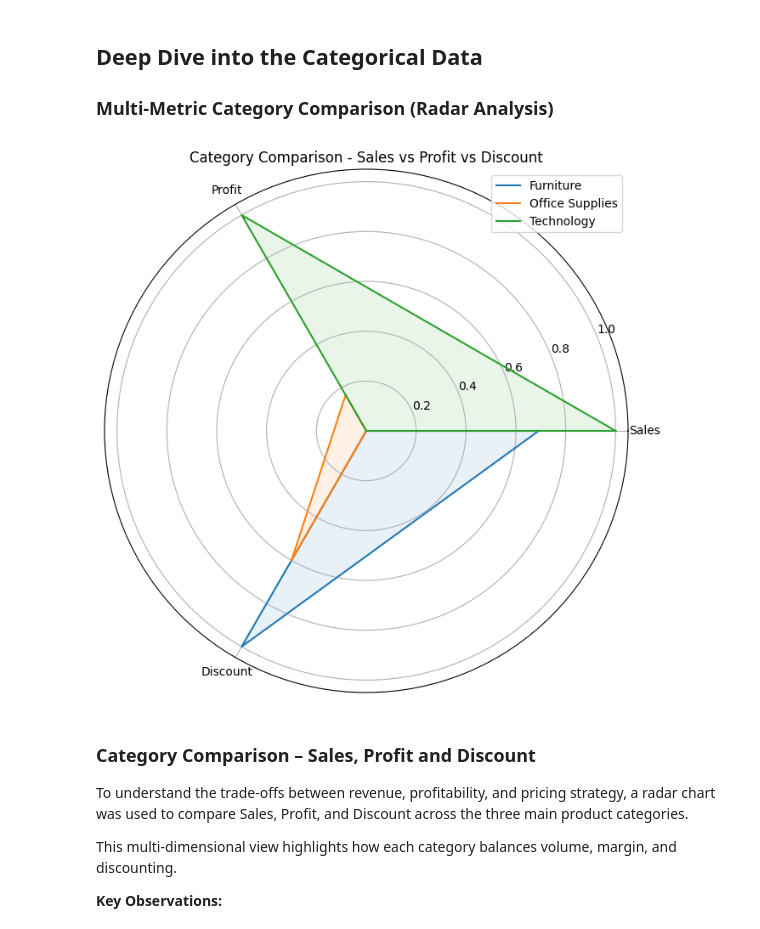
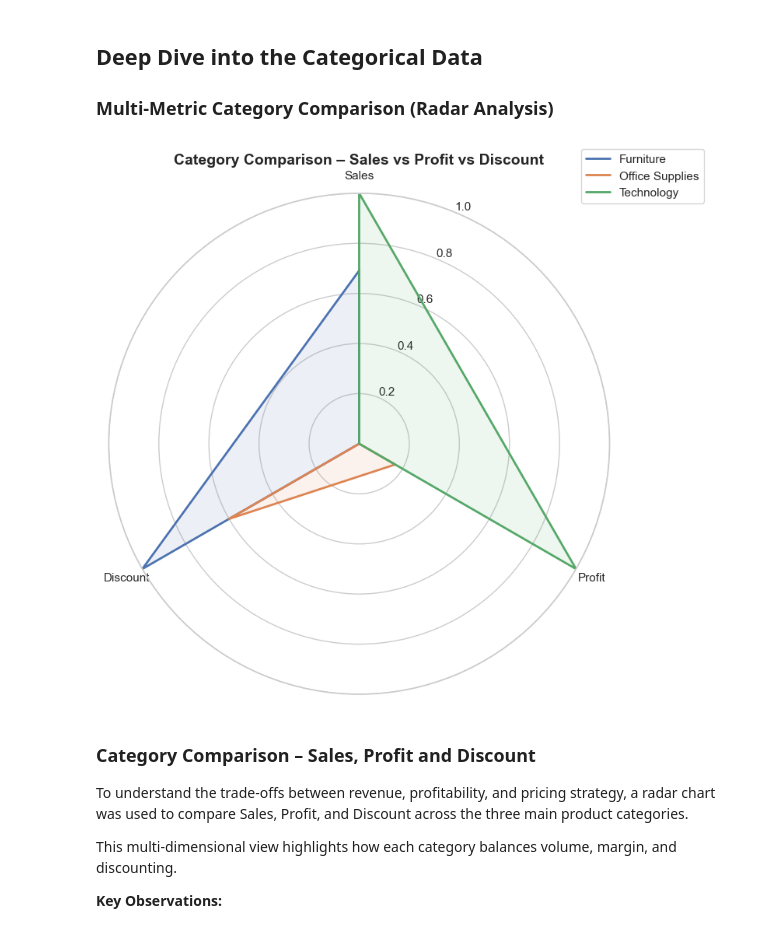
Before and after one commit to devank-data-analyst/business-sales-analysis, a Jupyter notebook: notebooks/analysis.ipynb, the cells around one changed output. Saved outputs shown, nothing was run; the diff lists cells and outputs as text; code cells hidden in the pictures.

```diff
--- a/notebooks/analysis.ipynb
+++ b/notebooks/analysis.ipynb
@@ -9,13 +9,16 @@ import numpy as np
 import matplotlib.pyplot as plt
 import seaborn as sns
 
+sns.set_theme(style="whitegrid")
 pd.set_option('display.max_columns', None)
+pd.set_option('display.float_format', '{:,.2f}'.format)
 # %% [markdown]
 ## Dataset Overview
 
 This dataset contains transactional sales data from a retail superstore, including information on orders, customers, regions, product categories, discounts, and profitability.
 # %%
 df = pd.read_csv('../data/Sample - Superstore.csv', encoding='latin1')
+df.columns = df.columns.str.strip()
 df.head()
 # %% [output]
 |  | Row ID | Order ID | Order Date | Ship Date | Ship Mode | Customer ID | Customer Name | Segment | Country | ... |
@@ -61,8 +64,8 @@ df.duplicated().sum()
 # %% [output]
 np.int64(0)
 # %%
-df['Order Date'] = pd.to_datetime(df['Order Date'])
-df['Ship Date'] = pd.to_datetime(df['Ship Date'])
+df['Order Date'] = pd.to_datetime(df['Order Date'], errors='coerce')
+df['Ship Date'] = pd.to_datetime(df['Ship Date'], errors='coerce')
 # %%
 df.dtypes
 # %% [output]
@@ -84,9 +87,11 @@ Discount                float64
 Profit                  float64
 dtype: object
 # %%
-df['Order Year'] = df['Order Date'].dt.year
-df['Order Month'] = df['Order Date'].dt.month
-df['Order Month Name'] = df['Order Date'].dt.month_name()
+df = df.assign(
+    Order_Year = df['Order Date'].dt.year,
+    Order_Month = df['Order Date'].dt.month,
+    Order_Month_Name = df['Order Date'].dt.month_name()
+)
 
-df[['Order Date', 'Order Year', 'Order Month',  'Order Month Name']].head()
+df[['Order Date', 'Order_Year', 'Order_Month',  'Order_Month_Name']].head()
 # %% [output]
@@ -409,28 +428,36 @@ scaler = MinMaxScaler()
 scaled_values = scaler.fit_transform(cat_metrics[['Sales', 'Profit', 'Discount']])
 #cat_scaled
 # %%
-# Radar Plot
+#Radar Plot
 
 labels = ['Sales','Profit', 'Discount']
 num_vars = len(labels)
 
-angles = np.linspace(0, 2 * np.pi, num_vars, endpoint = False).tolist()
+angles = np.linspace(0, 2 * np.pi, num_vars, endpoint=False).tolist()
 angles += angles[:1]
 
-plt.figure(figsize = (8,8))
+fig, ax = plt.subplots(figsize=(8,8), subplot_kw=dict(polar=True))
+
+ax.set_theta_offset(np.pi / 2)
+ax.set_theta_direction(-1)
+
+ax.set_thetagrids(np.degrees(angles[:-1]), labels)
+
+ax.set_ylim(0, 1)
 
 for i in range(len(cat_metrics)):
     values = scaled_values[i].tolist()
     values += values[:1]
-    plt.polar(angles, values, label=cat_metrics['Category'][i])
-    plt.fill(angles, values, alpha=0.1)
+    ax.plot(angles, values, linewidth=2, label=cat_metrics['Category'][i])
+    ax.fill(angles, values, alpha=0.1)
 
-plt.xticks(angles[:-1], labels)
-plt.title('Category Comparison - Sales vs Profit vs Discount')
-plt.legend(loc='upper right')
+ax.set_title('Category Comparison – Sales vs Profit vs Discount', fontsize=14, weight='bold')
+ax.legend(loc='upper right', bbox_to_anchor=(1.2, 1.1))
+
+plt.tight_layout()
 plt.show()
 # %% [output]
-[figure, old version]
+[figure, new version]
 # %% [markdown]
 ### Category Comparison – Sales, Profit and Discount
 
```
Also changed, not shown: parts of 17 cells of this notebook.
